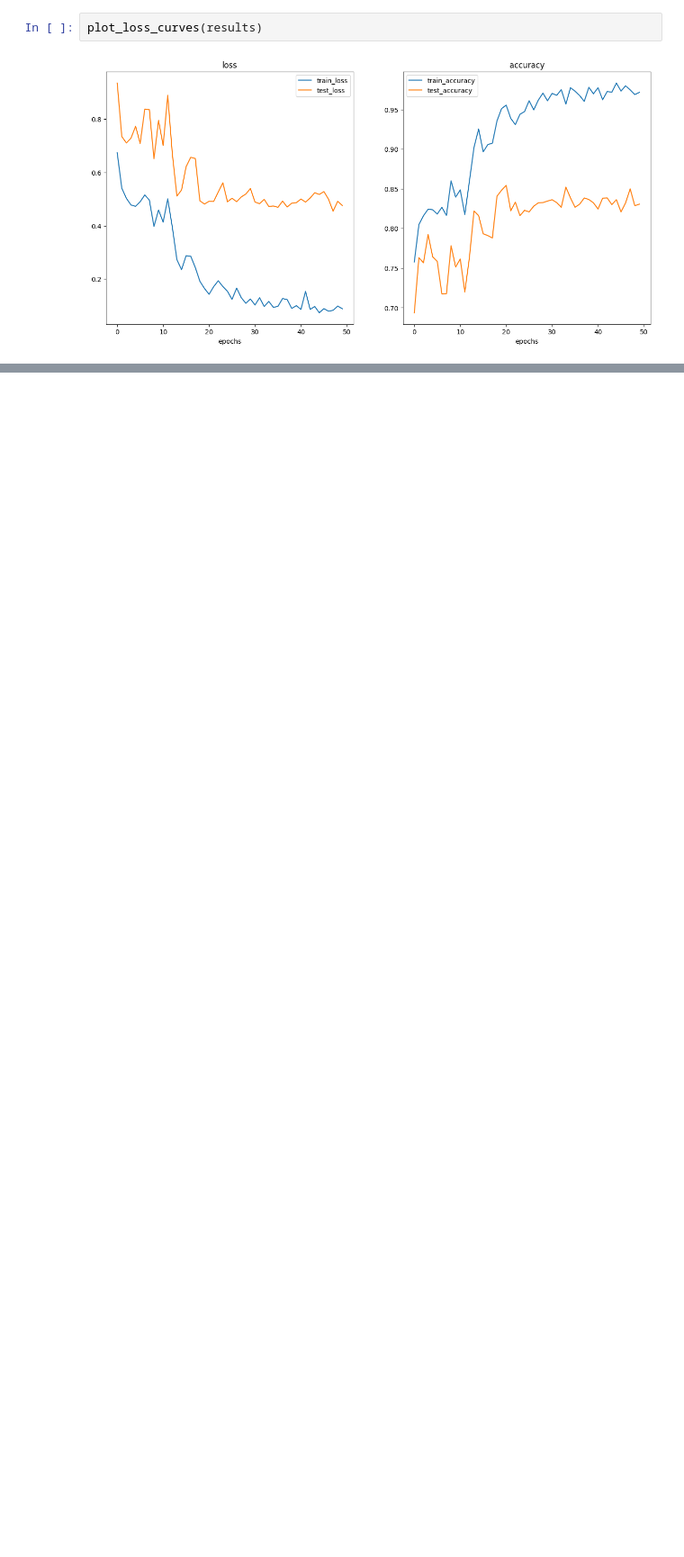
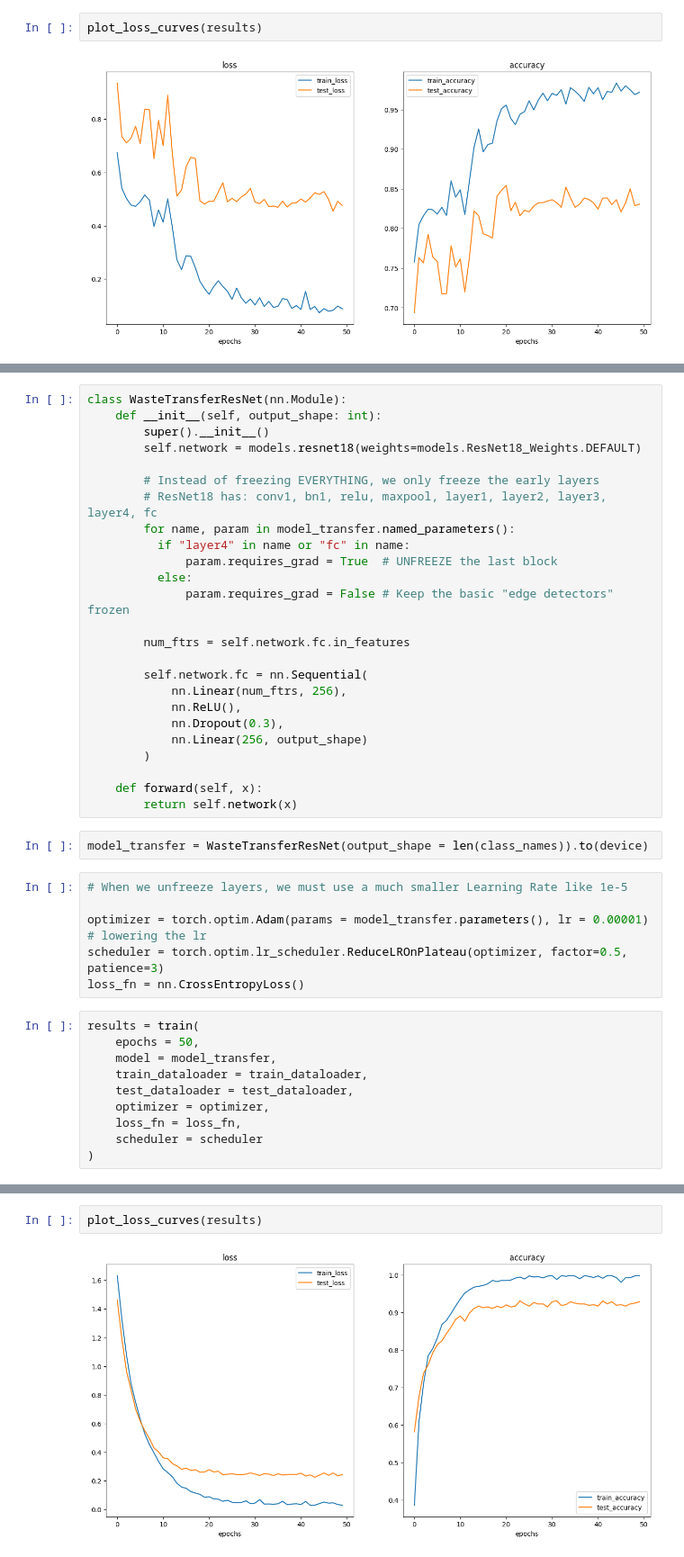
Before and after one commit to L3m1K0uad10/WasteSortingModel, a Jupyter notebook: Waste_classifier_building_pipeline.ipynb, the cells around one changed output, grey strips where cells are left out. Shown at 90% size. Drawn from its saved outputs; the diff is of its cells as text; blank space fills up the shorter version.

```diff
--- a/Waste_classifier_building_pipeline.ipynb
+++ b/Waste_classifier_building_pipeline.ipynb
@@ -658,0 +1212,43 @@ plot_loss_curves(results)
+# %%
+class WasteTransferResNet(nn.Module):
+    def __init__(self, output_shape: int):
+        super().__init__()
+        self.network = models.resnet18(weights=models.ResNet18_Weights.DEFAULT)
+
+        # Instead of freezing EVERYTHING, we only freeze the early layers
+        # ResNet18 has: conv1, bn1, relu, maxpool, layer1, layer2, layer3, layer4, fc
+        for name, param in model_transfer.named_parameters():
+          if "layer4" in name or "fc" in name:
+              param.requires_grad = True  # UNFREEZE the last block
+          else:
+              param.requires_grad = False # Keep the basic "edge detectors" frozen
+
+        num_ftrs = self.network.fc.in_features
+
+        self.network.fc = nn.Sequential(
+            nn.Linear(num_ftrs, 256),
+            nn.ReLU(),
+            nn.Dropout(0.3),
+            nn.Linear(256, output_shape)
+        )
+
+    def forward(self, x):
+        return self.network(x)
+# %%
+model_transfer = WasteTransferResNet(output_shape = len(class_names)).to(device)
+# %%
+# When we unfreeze layers, we must use a much smaller Learning Rate like 1e-5
+
+optimizer = torch.optim.Adam(params = model_transfer.parameters(), lr = 0.00001) # lowering the lr
+scheduler = torch.optim.lr_scheduler.ReduceLROnPlateau(optimizer, factor=0.5, patience=3)
+loss_fn = nn.CrossEntropyLoss()
+# %%
+results = train(
+    epochs = 50,
+    model = model_transfer,
+    train_dataloader = train_dataloader,
+    test_dataloader = test_dataloader,
+    optimizer = optimizer,
+    loss_fn = loss_fn,
+    scheduler = scheduler
+)
@@ -658,0 +1273,4 @@ plot_loss_curves(results)
+# %%
+plot_loss_curves(results)
+# %% [output]
+[figure, added]
```
Also changed, not shown: parts of 37 cells of this notebook.
